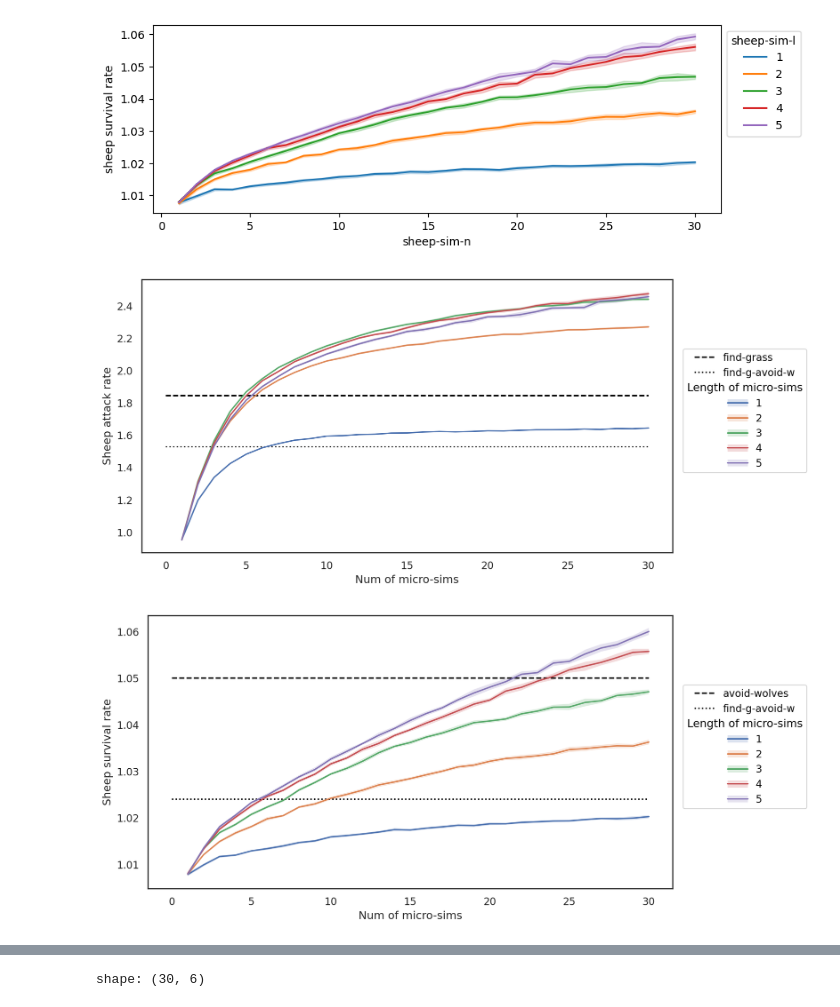
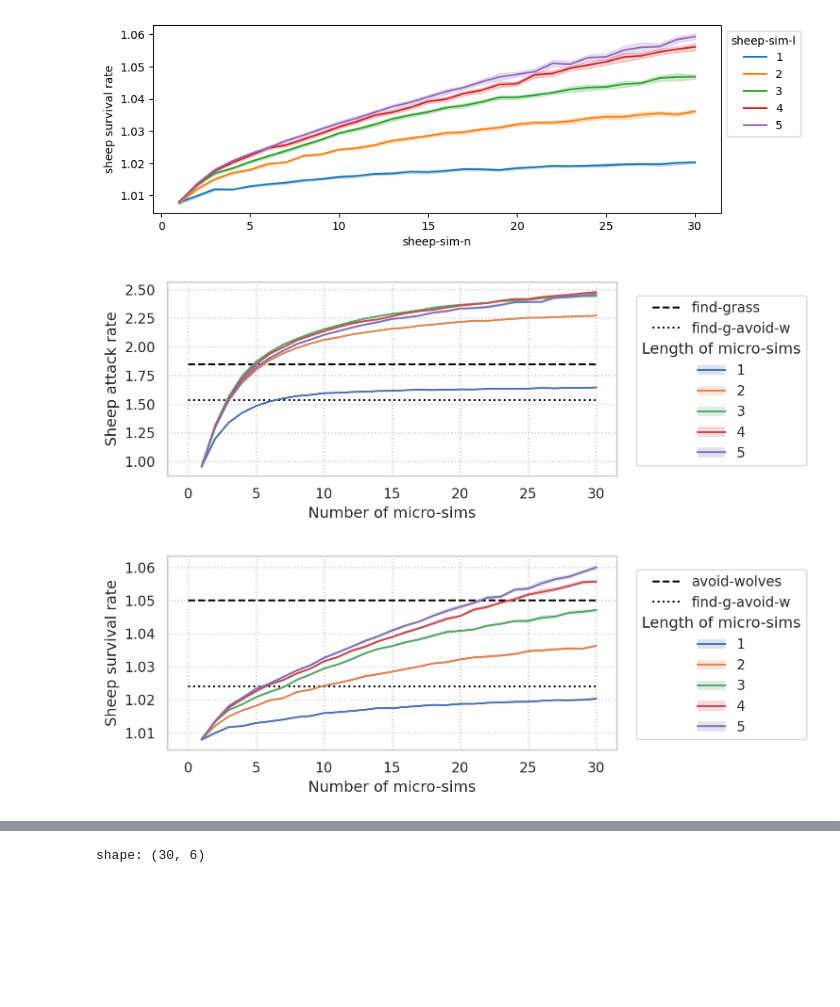
Before and after one commit to qiemem/Wolf-Sheep-Predation-Micro-Sims, a Jupyter notebook: micro-sims-analysis.ipynb, the cells around one changed output, grey strips where cells are left out. Saved outputs shown, nothing was run; the diff lists cells and outputs as text; code cells hidden in the pictures; blank space fills up the shorter version.

Commit message:
Fix axis labels and plot sizes

```diff
--- a/micro-sims-analysis.ipynb
+++ b/micro-sims-analysis.ipynb
@@ -341,17 +341,6 @@ def manual(**variables):
         **{k: k for k in variables},
     }
 
-
-so.Plot.config.theme.update({**sns.axes_style("white")})
-# ref_values = pl.DataFrame(
-#     [
-#         (0, 1.846, "find-grass"),
-#         (30, 1.846, "find-grass"),
-#         (0, 1.530, "find-g-avoid-w"),
-#         (30, 1.530, "find-g-avoid-w"),
-#     ],
-#     schema=("sheep-sim-n", "sheep_eff", "behavior"),
-# )
 
 display(
     so.Plot(data=sheep_runs, x="sheep-sim-n", y="sheep_eff", color="sheep-sim-l")
@@ -367,39 +356,41 @@ display(
     )
     .add(so.Line(), so.Agg())
     .add(so.Band(), so.Est())
     .scale(color=so.Nominal(order=[1, 2, 3, 4, 5]))
     .label(
         y="Sheep attack rate",
-        x="Num of micro-sims",
+        x="Number of micro-sims",
         color="Length of micro-sims",
     )
-    .layout(size=(9, 5))
+    .layout(size=(6, 3))
+    .save("images/microsims_sheep_exp_sheep_eff.png", bbox_inches="tight", dpi=300)
 )
 display(
     so.Plot(data=sheep_runs, x="sheep-sim-n", y="sheep_escape_eff", color="sheep-sim-l")
     .add(
         so.Line(color="black", linestyle="--"),
         **manual(x=[0, 30], y=[1.050] * 2),
         label="avoid-wolves",
     )
     .add(
         so.Line(color="black", linestyle=":"),
         **manual(x=[0, 30], y=[1.024] * 2),
         label="find-g-avoid-w",
     )
     .add(so.Line(), so.Agg())
     .add(so.Band(), so.Est())
     .scale(color=so.Nominal(order=[1, 2, 3, 4, 5]))
     .label(
         y="Sheep survival rate",
-        x="Num of micro-sims",
+        x="Number of micro-sims",
         color="Length of micro-sims",
     )
-    .layout(size=(9, 5))
+    .layout(size=(6, 3))
+    .save("images/microsims_sheep_exp_sheep_esc_eff.png", bbox_inches="tight", dpi=300)
 )
 # %% [output]
-[figure, old version]
+[figure, new version]
-[figure, old version]
+[figure, new version]
 # %%
 display(
     so.Plot(
```
Also changed, not shown: parts of 8 cells of this notebook.
